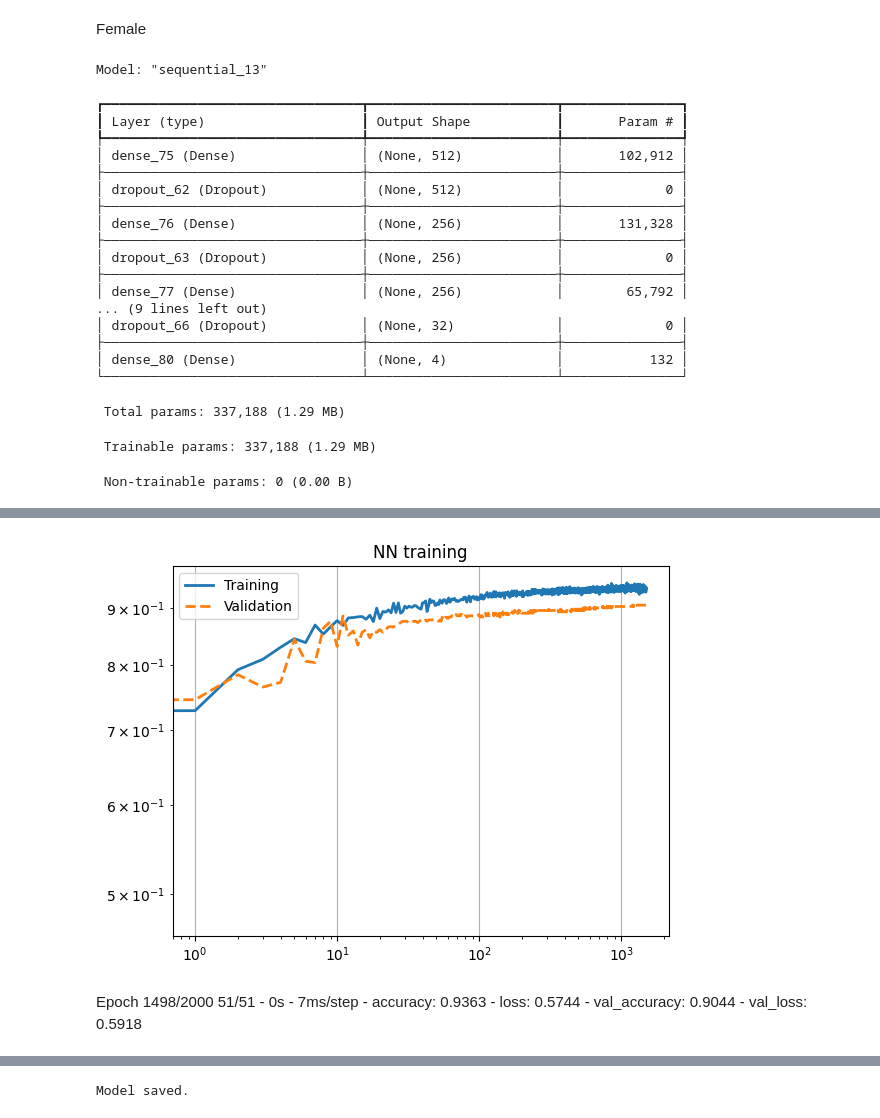
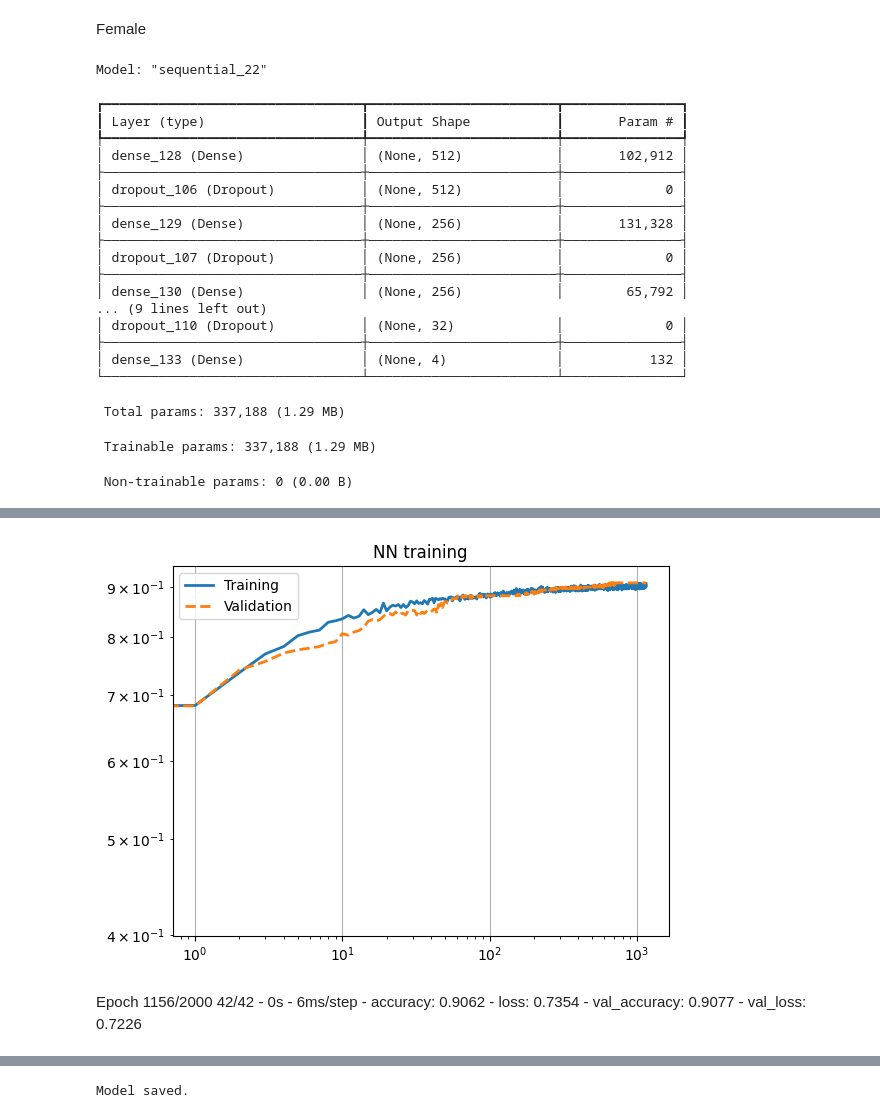
Before and after one commit to vittoriomussin/sand-task---SANDvox-Harvesters, a Jupyter notebook: SAND Tasks/SAND_Challenge_task1_dataset/Categorical_Classification_1_4.ipynb, the cells around one changed output, grey strips where cells are left out. Drawn from its saved outputs; the diff is of its cells as text; code cells hidden in the pictures.

Commit message:
Update datasets, models and scripts for respecting train/test subdivision

```diff
--- a/SAND Tasks/SAND_Challenge_task1_dataset/Categorical_Classification_1_4.ipynb
+++ b/SAND Tasks/SAND_Challenge_task1_dataset/Categorical_Classification_1_4.ipynb
@@ -46,7 +46,7 @@ import tensorflow as tf
 lr_schedule = tf.keras.optimizers.schedules.InverseTimeDecay(
   0.001,    #0.05               best with 0.001
   decay_steps=50, #100        best with 100
-  decay_rate=4, #1              best with 1
+  decay_rate=5, #1              best with 1
   staircase=True)
 
 def get_optimizer():
@@ -87,7 +87,7 @@ OUTPUTDIM = y_train.shape[1]
 n_train=X_train.shape[0]
 n_val=X_val.shape[0]
 
-dropout= 0.01
+dropout= 0.015
 reg = 0.001
 
 NN = tf.keras.Sequential([
@@ -301,7 +301,7 @@ def get_optimizer():
 
 def get_callbacks(name):
     return [
-        tf.keras.callbacks.EarlyStopping(monitor='accuracy', patience=400, min_delta=0.001),
+        tf.keras.callbacks.EarlyStopping(monitor='accuracy', patience=200, min_delta=0.001),
         ]
 
 def compile_and_fit(model, name, x_train, y_train, x_test, y_test, optimizer=None, max_epochs=100):
@@ -334,8 +334,8 @@ OUTPUTDIM = y_train_m.shape[1]
 n_train_m=X_train_m.shape[0]
 n_val_m=X_val_m.shape[0]
 
-dropout= 0.025
-reg = 0.0015
+dropout= 0.02
+reg = 0.002
 
 NN = tf.keras.Sequential([
     layers.Dense(512, activation='relu', input_shape=(INPUTDIM,),kernel_regularizer = regularizers.l2(reg)),
@@ -519,8 +519,8 @@ OUTPUTDIM = y_train_f.shape[1]
 n_train_f=X_train_f.shape[0]
 n_val_f=X_val_f.shape[0]
 
-dropout= 0.025
-reg = 0.001
+dropout= 0.02
+reg = 0.002
 
 NN = tf.keras.Sequential([
     layers.Dense(512, activation='relu', input_shape=(INPUTDIM,),kernel_regularizer = regularizers.l2(reg)),
@@ -550,23 +550,23 @@ plt.grid(True)
 plt.legend(('Training','Validation'))
 plt.show()
 # %% [output]
-Model: "sequential_13"
+Model: "sequential_22"
 ┏━━━━━━━━━━━━━━━━━━━━━━━━━━━━━━━━━┳━━━━━━━━━━━━━━━━━━━━━━━━┳━━━━━━━━━━━━━━━┓
 ┃ Layer (type)                    ┃ Output Shape           ┃       Param # ┃
 ┡━━━━━━━━━━━━━━━━━━━━━━━━━━━━━━━━━╇━━━━━━━━━━━━━━━━━━━━━━━━╇━━━━━━━━━━━━━━━┩
-│ dense_75 (Dense)                │ (None, 512)            │       102,912 │
+│ dense_128 (Dense)               │ (None, 512)            │       102,912 │
 ├─────────────────────────────────┼────────────────────────┼───────────────┤
-│ dropout_62 (Dropout)            │ (None, 512)            │             0 │
+│ dropout_106 (Dropout)           │ (None, 512)            │             0 │
 ├─────────────────────────────────┼────────────────────────┼───────────────┤
-│ dense_76 (Dense)                │ (None, 256)            │       131,328 │
+│ dense_129 (Dense)               │ (None, 256)            │       131,328 │
 ├─────────────────────────────────┼────────────────────────┼───────────────┤
-│ dropout_63 (Dropout)            │ (None, 256)            │             0 │
+│ dropout_107 (Dropout)           │ (None, 256)            │             0 │
 ├─────────────────────────────────┼────────────────────────┼───────────────┤
-│ dense_77 (Dense)                │ (None, 256)            │        65,792 │
+│ dense_130 (Dense)               │ (None, 256)            │        65,792 │
 ... (9 lines left out)
-│ dropout_66 (Dropout)            │ (None, 32)             │             0 │
+│ dropout_110 (Dropout)           │ (None, 32)             │             0 │
 ├─────────────────────────────────┼────────────────────────┼───────────────┤
-│ dense_80 (Dense)                │ (None, 4)              │           132 │
+│ dense_133 (Dense)               │ (None, 4)              │           132 │
 └─────────────────────────────────┴────────────────────────┴───────────────┘
  Total params: 337,188 (1.29 MB)
  Trainable params: 337,188 (1.29 MB)
@@ -591,7 +591,7 @@ Epoch 1498/2000
-[figure, old version]
+[figure, new version]
 # %% [markdown]
-Epoch 1498/2000
-51/51 - 0s - 7ms/step - accuracy: 0.9363 - loss: 0.5744 - val_accuracy: 0.9044 - val_loss: 0.5918
+Epoch 1156/2000
+42/42 - 0s - 6ms/step - accuracy: 0.9062 - loss: 0.7354 - val_accuracy: 0.9077 - val_loss: 0.7226
 # %%
 from sklearn.metrics import confusion_matrix, f1_score
 import seaborn as sns
```
Also changed, not shown: parts of 15 cells of this notebook, 18 other files.
